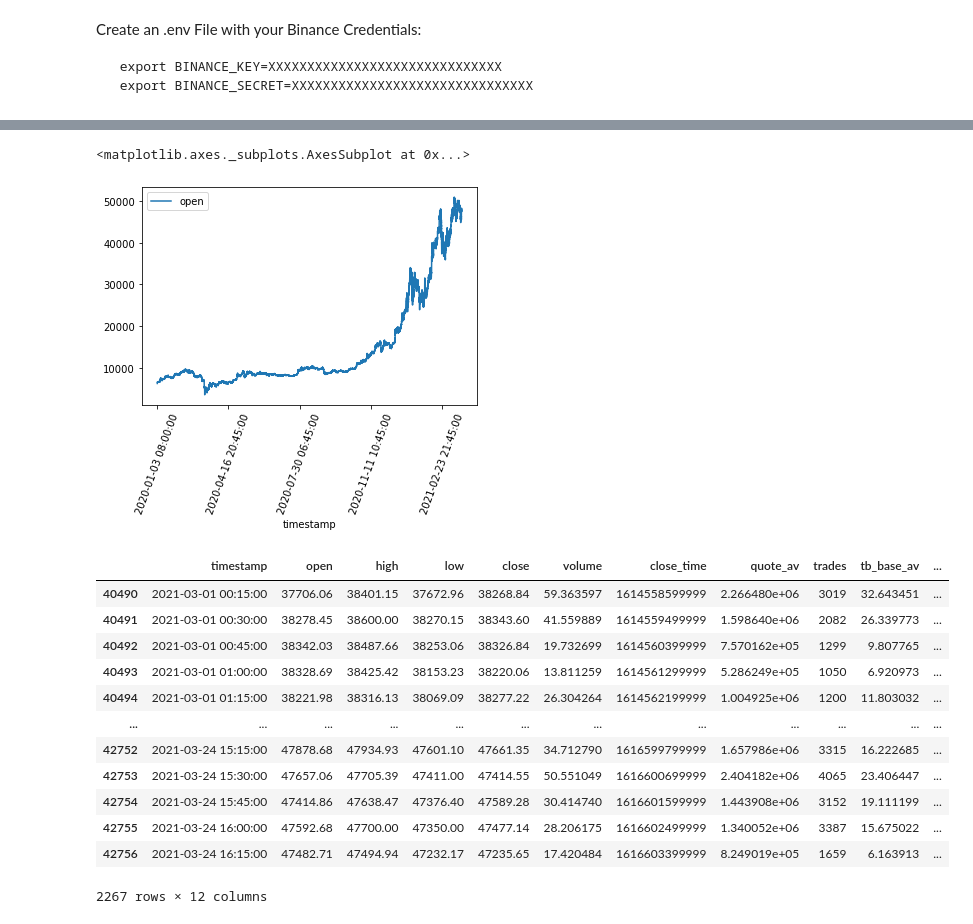
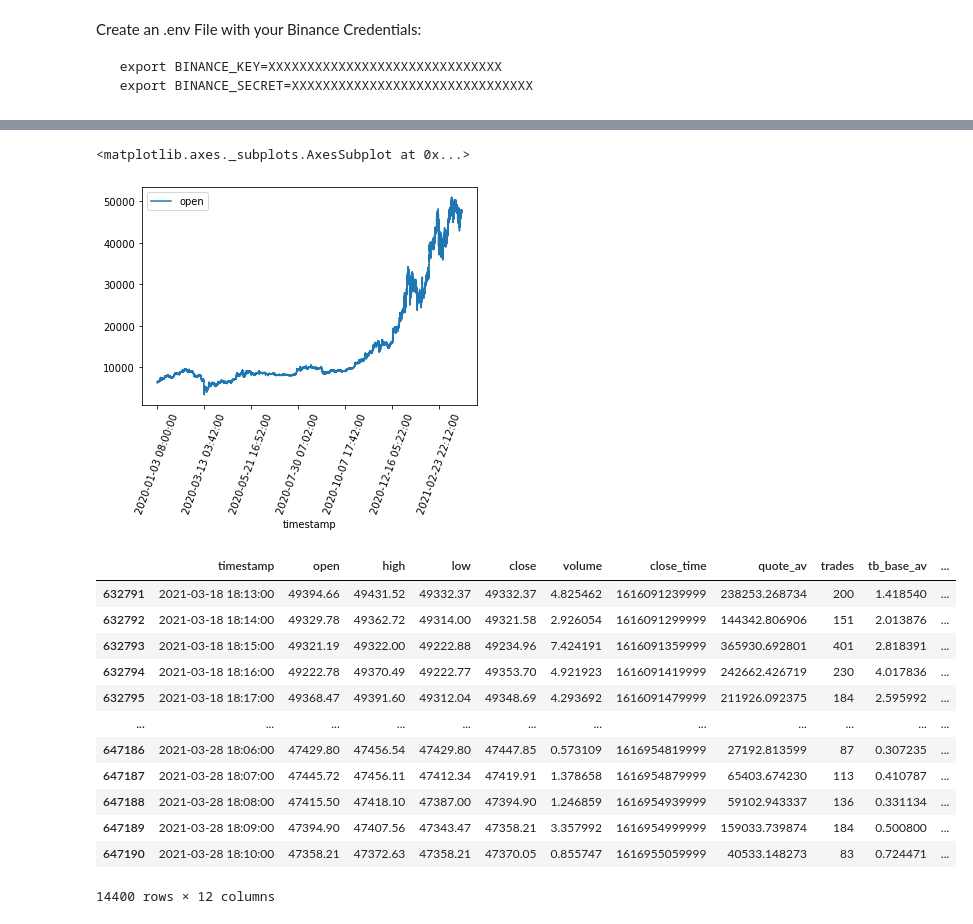
Before and after one commit to jorie1234/binance, a Jupyter notebook: Binance.ipynb, the cells around one changed output, grey strips where cells are left out. Saved outputs shown, nothing was run; the diff lists cells and outputs as text; code cells hidden in the pictures.

```diff
--- a/Binance.ipynb
+++ b/Binance.ipynb
@@ -112,3 +143,4 @@ All caught up..!
 # %%
-btc=pd.read_csv("BTCEUR-15m-data.csv")
-btc.head()
+btc=pd.read_csv("BTCEUR-1m-data.csv")
+btc.tail()
+interval=60*24
@@ -126,21 +152,23 @@ import matplotlib.ticker as ticker
 btc.plot(x="timestamp", y="open",rot=70)
 # %% [output]
 <matplotlib.axes._subplots.AxesSubplot at 0x...>
-[figure, old version]
+[figure, new version]
 # %%
-data = btc[(btc['timestamp'] > '2021-03-01 00:00:00') ]
+#data = btc[(btc['timestamp'] > '2021-03-20 00:00:00') ]
+# last 30 days (in 15min chunks)
+data = btc[-interval*10:]
 data
 # %% [output]
 |  | timestamp | open | high | low | close | volume | close_time | quote_av | trades | tb_base_av | ... |
-| 40490 | 2021-03-01 00:15:00 | 37706.06 | 38401.15 | 37672.96 | 38268.84 | 59.363597 | 1614558599999 | 2.266480e+06 | 3019 | 32.643451 | ... |
-| 40491 | 2021-03-01 00:30:00 | 38278.45 | 38600.00 | 38270.15 | 38343.60 | 41.559889 | 1614559499999 | 1.598640e+06 | 2082 | 26.339773 | ... |
-| 40492 | 2021-03-01 00:45:00 | 38342.03 | 38487.66 | 38253.06 | 38326.84 | 19.732699 | 1614560399999 | 7.570162e+05 | 1299 | 9.807765 | ... |
-| 40493 | 2021-03-01 01:00:00 | 38328.69 | 38425.42 | 38153.23 | 38220.06 | 13.811259 | 1614561299999 | 5.286249e+05 | 1050 | 6.920973 | ... |
-| 40494 | 2021-03-01 01:15:00 | 38221.98 | 38316.13 | 38069.09 | 38277.22 | 26.304264 | 1614562199999 | 1.004925e+06 | 1200 | 11.803032 | ... |
+| 632791 | 2021-03-18 18:13:00 | 49394.66 | 49431.52 | 49332.37 | 49332.37 | 4.825462 | 1616091239999 | 238253.268734 | 200 | 1.418540 | ... |
+| 632792 | 2021-03-18 18:14:00 | 49329.78 | 49362.72 | 49314.00 | 49321.58 | 2.926054 | 1616091299999 | 144342.806906 | 151 | 2.013876 | ... |
+| 632793 | 2021-03-18 18:15:00 | 49321.19 | 49322.00 | 49222.88 | 49234.96 | 7.424191 | 1616091359999 | 365930.692801 | 401 | 2.818391 | ... |
+| 632794 | 2021-03-18 18:16:00 | 49222.78 | 49370.49 | 49222.77 | 49353.70 | 4.921923 | 1616091419999 | 242662.426719 | 230 | 4.017836 | ... |
+| 632795 | 2021-03-18 18:17:00 | 49368.47 | 49391.60 | 49312.04 | 49348.69 | 4.293692 | 1616091479999 | 211926.092375 | 184 | 2.595992 | ... |
 | ... | ... | ... | ... | ... | ... | ... | ... | ... | ... | ... | ... |
-| 42752 | 2021-03-24 15:15:00 | 47878.68 | 47934.93 | 47601.10 | 47661.35 | 34.712790 | 1616599799999 | 1.657986e+06 | 3315 | 16.222685 | ... |
-| 42753 | 2021-03-24 15:30:00 | 47657.06 | 47705.39 | 47411.00 | 47414.55 | 50.551049 | 1616600699999 | 2.404182e+06 | 4065 | 23.406447 | ... |
-| 42754 | 2021-03-24 15:45:00 | 47414.86 | 47638.47 | 47376.40 | 47589.28 | 30.414740 | 1616601599999 | 1.443908e+06 | 3152 | 19.111199 | ... |
-| 42755 | 2021-03-24 16:00:00 | 47592.68 | 47700.00 | 47350.00 | 47477.14 | 28.206175 | 1616602499999 | 1.340052e+06 | 3387 | 15.675022 | ... |
-| 42756 | 2021-03-24 16:15:00 | 47482.71 | 47494.94 | 47232.17 | 47235.65 | 17.420484 | 1616603399999 | 8.249019e+05 | 1659 | 6.163913 | ... |
+| 647186 | 2021-03-28 18:06:00 | 47429.80 | 47456.54 | 47429.80 | 47447.85 | 0.573109 | 1616954819999 | 27192.813599 | 87 | 0.307235 | ... |
+| 647187 | 2021-03-28 18:07:00 | 47445.72 | 47456.11 | 47412.34 | 47419.91 | 1.378658 | 1616954879999 | 65403.674230 | 113 | 0.410787 | ... |
+| 647188 | 2021-03-28 18:08:00 | 47415.50 | 47418.10 | 47387.00 | 47394.90 | 1.246859 | 1616954939999 | 59102.943337 | 136 | 0.331134 | ... |
+| 647189 | 2021-03-28 18:09:00 | 47394.90 | 47407.56 | 47343.47 | 47358.21 | 3.357992 | 1616954999999 | 159033.739874 | 184 | 0.500800 | ... |
+| 647190 | 2021-03-28 18:10:00 | 47358.21 | 47372.63 | 47358.21 | 47370.05 | 0.855747 | 1616955059999 | 40533.148273 | 83 | 0.724471 | ... |
-2267 rows × 12 columns
+14400 rows × 12 columns
```
Also changed, not shown: parts of 24 cells of this notebook.
